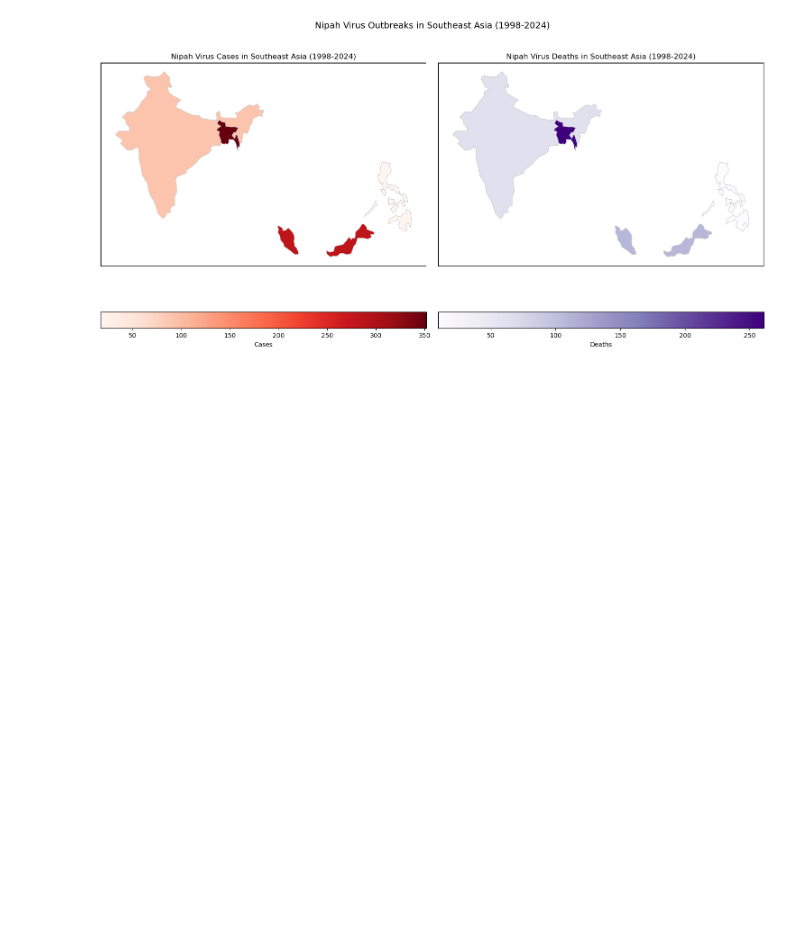
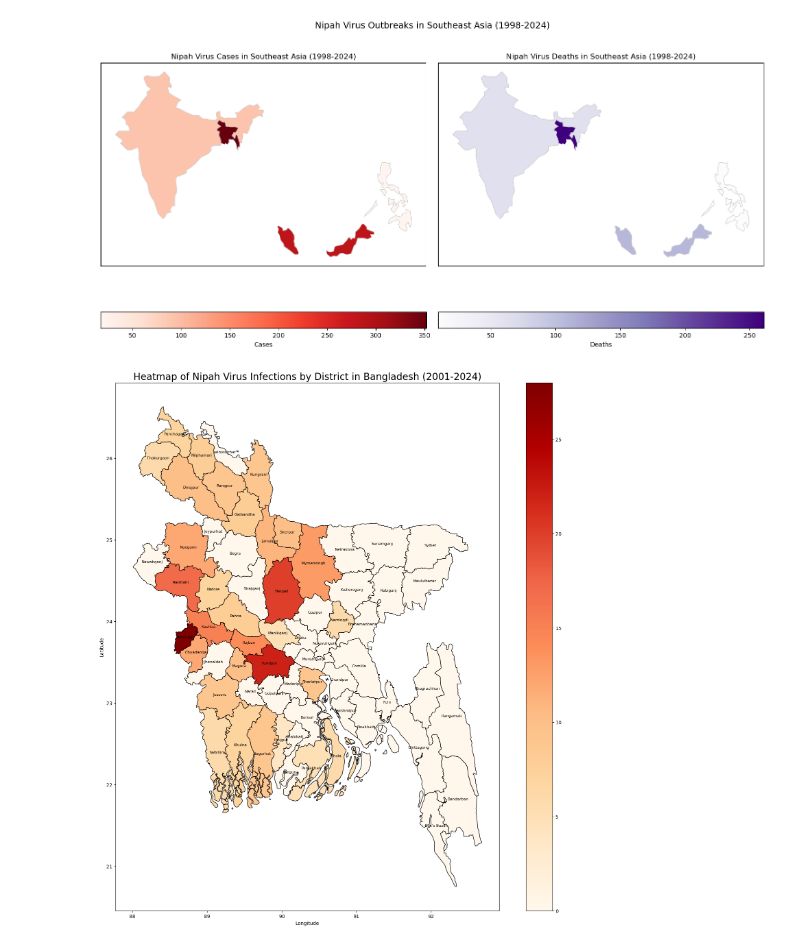
Before and after one commit to awnonbhowmik/NiV-Data-Analysis, a Jupyter notebook: FinalCode.ipynb, the cells around one changed output. Drawn from its saved outputs; the diff is of its cells as text; code cells hidden in the pictures; blank space fills up the shorter version.

```diff
--- a/FinalCode.ipynb
+++ b/FinalCode.ipynb
@@ -520,3 +520,74 @@ plt.savefig("imagesFinal/nipah_virus_outbreaks.png", dpi=300)
 plt.show()
 # %% [output]
 [figure]
+# %%
+import geopandas as gpd
+import matplotlib.pyplot as plt
+
+# Updated data based on the latest count of 352 cases distributed across districts in Bangladesh
+updated_districts = [
+    "Rajshahi", "Naogaon", "Rajbari", "Shariatpur", "Pabna",
+    "Natore", "Narsingdi", "Manikganj", "Faridpur", "Tangail",
+    "Meherpur", "Kushtia", "Chuadanga", "Jhenidah", "Magura",
+    "Jessore", "Jhalkathi", "Barishal", "Bhola", "Patuakhali",
+    "Pirojpur", "Bagerhat", "Khulna", "Satkhira", "Mymensingh",
+    "Jamalpur", "Sherpur", "Kurigram", "Nilphamari", "Panchagarh",
+    "Thakurgaon", "Dinajpur", "Rangpur", "Gaibandha"
+]
+
+# Corresponding counts of infections
+updated_infected = [
+    17, 12, 14, 9, 8,
+    7, 6, 5, 22, 20,
+    28, 15, 12, 11, 10,
+    9, 8, 7, 6, 5,
+    4, 9, 7, 6, 13,
+    11, 10, 9, 8, 7,
+    6, 10, 9, 8
+]
+
+# Load the geojson file
+districts_zillas = gpd.read_file("./geodata/small_bangladesh_geojson_adm2_64_districts_zillas.json")
+
+# Creating a dictionary to map updated cases to districts
+district_names = districts_zillas.ADM2_EN
+updated_data = {k: v for (k, v) in zip(updated_districts, updated_infected)}
+
+# Update the infected list based on the districts' names from the geojson
+infected_updated = []
+for name in district_names:
+    if name in updated_data:
+        infected_updated.append(updated_data[name])
+    else:
+        infected_updated.append(0)
+
+# Add the 'Infected' column to the geodataframe
+districts_zillas["Infected"] = infected_updated
+
+# Plotting the heatmap
+fig, ax = plt.subplots(figsize=(20, 20))
+ax = districts_zillas.plot(
+    ax=ax, edgecolor="black", column="Infected", markersize=10, legend=True, cmap="OrRd"
+)
+
+# Annotating each district with its name
+districts_zillas.apply(
+    lambda x: ax.annotate(
+        text=x.ADM2_EN, xy=x.geometry.centroid.coords[0], ha="center", fontsize=8
+    ),
+    axis=1,
+)
+
+# Setting title and labels
+ax.set_title("Heatmap of Nipah Virus Infections by District in Bangladesh (2001-2024)", fontsize=20)
+ax.set_xlabel("Longitude")
+ax.set_ylabel("Latitude")
+
+# Save the updated plot in both PNG and EPS formats
+plt.savefig("imagesFinal/NiV_BD_heatmap_updated.png", dpi=220, format="png", bbox_inches="tight")
+plt.savefig("imagesFinal/NiV_BD_heatmap_updated.eps", dpi=220, format="eps", bbox_inches="tight")
+
+# Display the plot
+plt.show()
+# %% [output]
+[figure, added]
```
Also changed, not shown: parts of 1 cell of this notebook, 3 other files.
